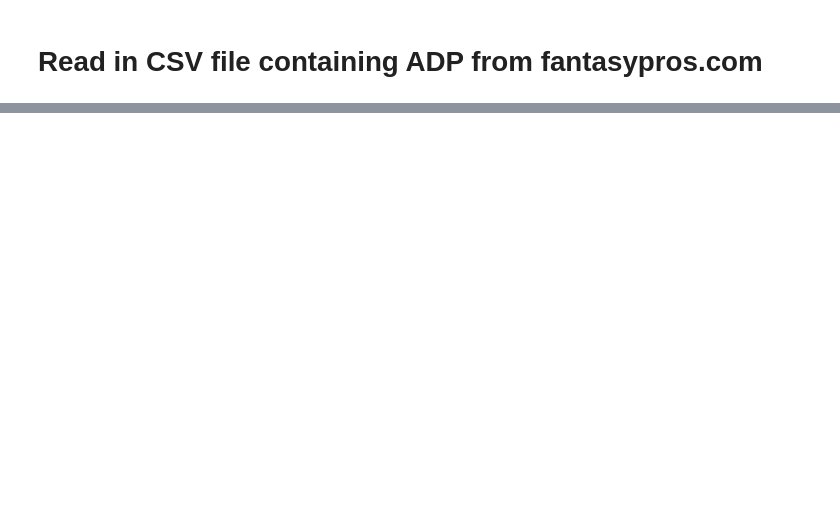
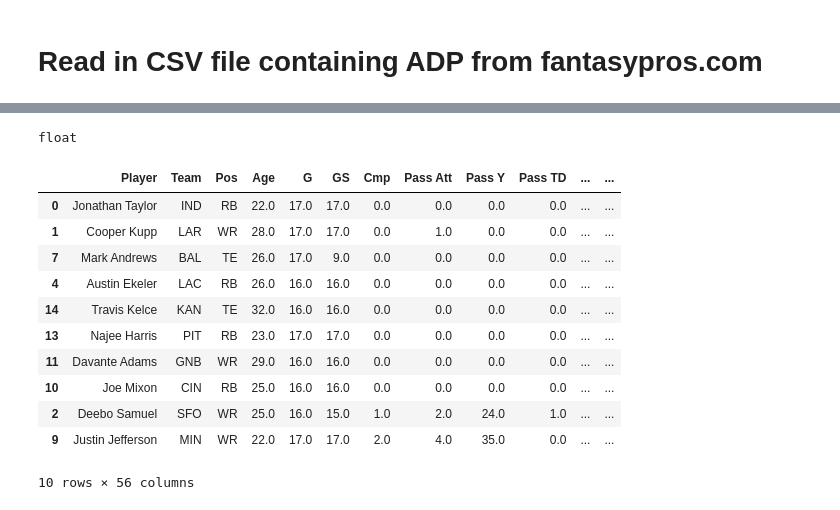
Before and after one commit to JSMitchem/fantasy_football_analysis, a Jupyter notebook: notebooks/capstone.ipynb, the cells around one changed output, grey strips where cells are left out. Drawn from its saved outputs; the diff is of its cells as text; code cells hidden in the pictures; blank space fills up the shorter version.

```diff
--- a/notebooks/capstone.ipynb
+++ b/notebooks/capstone.ipynb
@@ -436,0 +374,8 @@ total[total['Player'] == 'Justin Jefferson']
+# %%
+total = total.merge(ADP, how = 'outer', on = ['Player'])
+total = total.rename(columns = {1: 'Week 1', 2: 'Week 2', 3: 'Week 3', 4: 'Week 4', 5: 'Week 5', 6: 'Week 6', 7: 'Week 7',
+                                8:'Week 8', 9: 'Week 9', 10: 'Week 10', 11: 'Week 11', 12: 'Week 12', 13: 'Week 13', 14: 'Week 14',
+                                15: 'Week 15', 16: 'Week 16', 17: 'Week 17', 18: 'Week 18', 'CV': 'Coeff Var', 'Rank': 'ADP Rank',
+                               'AVG': 'AVG Draft Pos'})
+total = total[total['G'].notna()]
+total.to_csv('../data/ex.csv')
@@ -436,0 +414,5 @@ total[total['Player'] == 'Justin Jefferson']
+# %%
+QB = total[total['Pos'] == 'QB']
+RB = total[total['Pos'] == 'RB']
+WR = total[total['Pos'] == 'WR']
+TE = total[total['Pos'] == 'TE']
@@ -436,0 +424,31 @@ total[total['Player'] == 'Justin Jefferson']
+# %%
+total['BL Comp'] = ''
+# %%
+for ind, row in total.iterrows():
+    if row['Pos'] == 'QB':
+        total.loc[ind, 'BL Comp'] =((row['Points']-QB[QB['PosRank']==10]['Points'].item())/QB[QB['PosRank']==10]['Points'].item())*100
+    elif row['Pos'] == 'RB':
+        total.loc[ind, 'BL Comp'] =((row['Points']-RB[RB['PosRank']==20]['Points'].item())/RB[RB['PosRank']==20]['Points'].item())*100
+    elif row['Pos'] == 'WR':
+        total.loc[ind, 'BL Comp'] =((row['Points']-WR[WR['PosRank']==20]['Points'].item())/WR[WR['PosRank']==20]['Points'].item())*100
+    elif row['Pos'] == 'TE':
+        total.loc[ind, 'BL Comp'] =((row['Points']-TE[TE['PosRank']==10]['Points'].item())/TE[TE['PosRank']==10]['Points'].item())*100
+# %%
+type(QB.loc[QB['PosRank'] == 10]['Points'].item())
+# %% [output]
+float
+# %%
+total.sort_values(by='BL Comp', ascending = False).head(10)
+# %% [output]
+|  | Player | Team | Pos | Age | G | GS | Cmp | Pass Att | Pass Y | Pass TD | ... | ... |
+| 0 | Jonathan Taylor | IND | RB | 22.0 | 17.0 | 17.0 | 0.0 | 0.0 | 0.0 | 0.0 | ... | ... |
+| 1 | Cooper Kupp | LAR | WR | 28.0 | 17.0 | 17.0 | 0.0 | 1.0 | 0.0 | 0.0 | ... | ... |
+| 7 | Mark Andrews | BAL | TE | 26.0 | 17.0 | 9.0 | 0.0 | 0.0 | 0.0 | 0.0 | ... | ... |
+| 4 | Austin Ekeler | LAC | RB | 26.0 | 16.0 | 16.0 | 0.0 | 0.0 | 0.0 | 0.0 | ... | ... |
+| 14 | Travis Kelce | KAN | TE | 32.0 | 16.0 | 16.0 | 0.0 | 0.0 | 0.0 | 0.0 | ... | ... |
+| 13 | Najee Harris | PIT | RB | 23.0 | 17.0 | 17.0 | 0.0 | 0.0 | 0.0 | 0.0 | ... | ... |
+| 11 | Davante Adams | GNB | WR | 29.0 | 16.0 | 16.0 | 0.0 | 0.0 | 0.0 | 0.0 | ... | ... |
+| 10 | Joe Mixon | CIN | RB | 25.0 | 16.0 | 16.0 | 0.0 | 0.0 | 0.0 | 0.0 | ... | ... |
+| 2 | Deebo Samuel | SFO | WR | 25.0 | 16.0 | 15.0 | 1.0 | 2.0 | 24.0 | 1.0 | ... | ... |
+| 9 | Justin Jefferson | MIN | WR | 22.0 | 17.0 | 17.0 | 2.0 | 4.0 | 35.0 | 0.0 | ... | ... |
+10 rows × 56 columns
```
Also changed, not shown: parts of 14 cells of this notebook.
